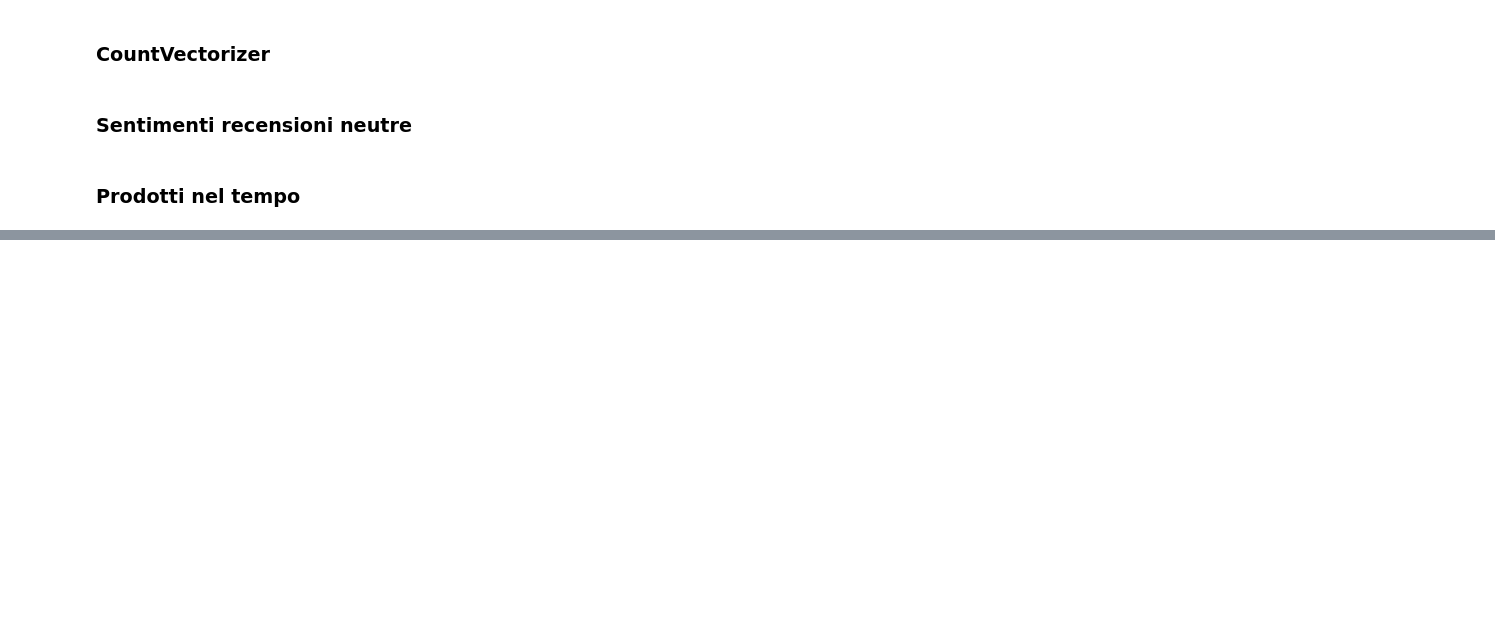
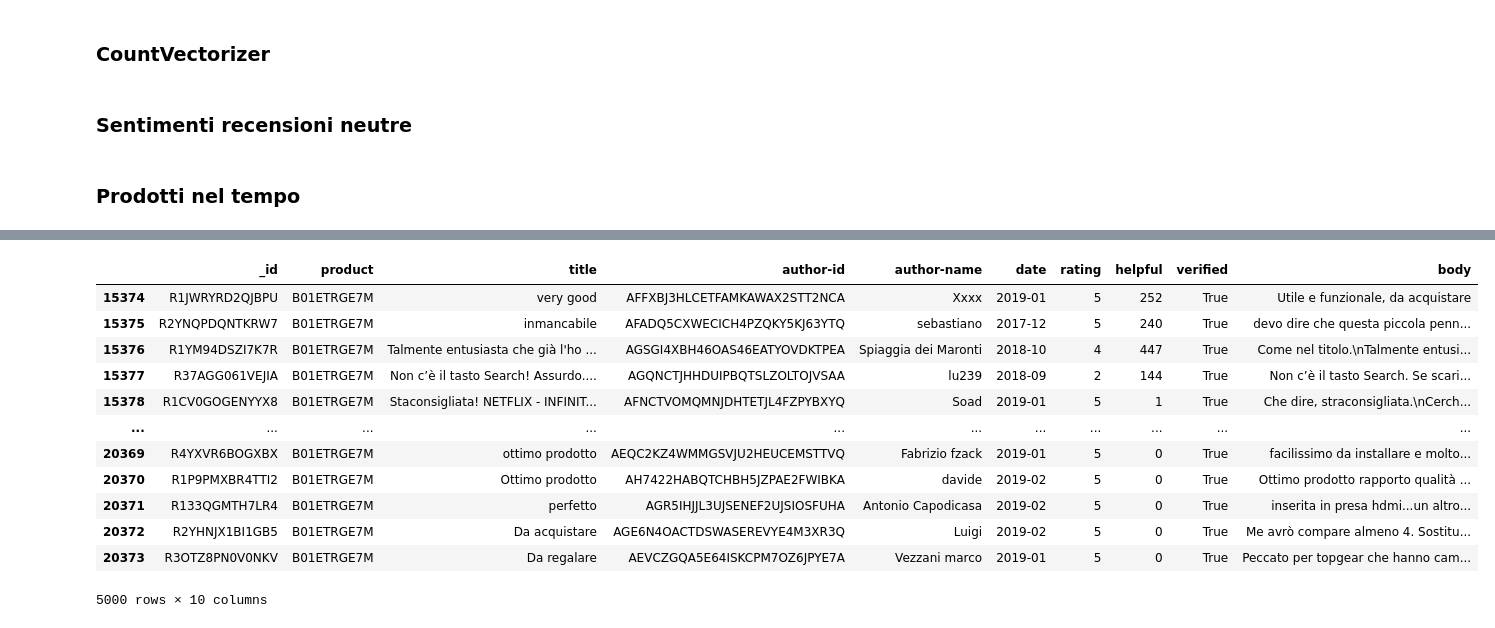
Before and after one commit to rpo19/DataAnalyticsProject, a Jupyter notebook: src/ML.ipynb, the cells around one changed output, grey strips where cells are left out. Drawn from its saved outputs; the diff is of its cells as text; code cells hidden in the pictures; blank space fills up the shorter version.

```diff
--- a/src/ML.ipynb
+++ b/src/ML.ipynb
@@ -368,2 +371,18 @@ dataReviews_prodotto=dataReviews_prodotto.assign(
+# %%
+dataReviews_prodotto
+# %% [output]
+|  | _id | product | title | author-id | author-name | date | rating | helpful | verified | body |
+| 15374 | R1JWRYRD2QJBPU | B01ETRGE7M | very good | AFFXBJ3HLCETFAMKAWAX2STT2NCA | Xxxx | 2019-01 | 5 | 252 | True | Utile e funzionale, da acquistare |
+| 15375 | R2YNQPDQNTKRW7 | B01ETRGE7M | inmancabile | AFADQ5CXWECICH4PZQKY5KJ63YTQ | sebastiano | 2017-12 | 5 | 240 | True | devo dire che questa piccola penn... |
+| 15376 | R1YM94DSZI7K7R | B01ETRGE7M | Talmente entusiasta che già l'ho ... | AGSGI4XBH46OAS46EATYOVDKTPEA | Spiaggia dei Maronti | 2018-10 | 4 | 447 | True | Come nel titolo.\nTalmente entusi... |
+| 15377 | R37AGG061VEJIA | B01ETRGE7M | Non c’è il tasto Search! Assurdo.... | AGQNCTJHHDUIPBQTSLZOLTOJVSAA | lu239 | 2018-09 | 2 | 144 | True | Non c’è il tasto Search. Se scari... |
+| 15378 | R1CV0GOGENYYX8 | B01ETRGE7M | Staconsigliata! NETFLIX - INFINIT... | AFNCTVOMQMNJDHTETJL4FZPYBXYQ | Soad | 2019-01 | 5 | 1 | True | Che dire, straconsigliata.\nCerch... |
+| ... | ... | ... | ... | ... | ... | ... | ... | ... | ... | ... |
+| 20369 | R4YXVR6BOGXBX | B01ETRGE7M | ottimo prodotto | AEQC2KZ4WMMGSVJU2HEUCEMSTTVQ | Fabrizio fzack | 2019-01 | 5 | 0 | True | facilissimo da installare e molto... |
+| 20370 | R1P9PMXBR4TTI2 | B01ETRGE7M | Ottimo prodotto | AH7422HABQTCHBH5JZPAE2FWIBKA | davide | 2019-02 | 5 | 0 | True | Ottimo prodotto rapporto qualità ... |
+| 20371 | R133QGMTH7LR4 | B01ETRGE7M | perfetto | AGR5IHJJL3UJSENEF2UJSIOSFUHA | Antonio Capodicasa | 2019-02 | 5 | 0 | True | inserita in presa hdmi...un altro... |
+| 20372 | R2YHNJX1BI1GB5 | B01ETRGE7M | Da acquistare | AGE6N4OACTDSWASEREVYE4M3XR3Q | Luigi | 2019-02 | 5 | 0 | True | Me avrò compare almeno 4. Sostitu... |
+| 20373 | R3OTZ8PN0V0NKV | B01ETRGE7M | Da regalare | AEVCZGQA5E64ISKCPM7OZ6JPYE7A | Vezzani marco | 2019-01 | 5 | 0 | True | Peccato per topgear che hanno cam... |
+5000 rows × 10 columns
 # %%
 dataReviews_prodotto["polarity"] = dataReviews_prodotto["body"].progress_apply(lambda sentence: model.predict(bow.transform([clean_sentence(sentence)]))[0])
```
Also changed, not shown: parts of 23 cells of this notebook.
